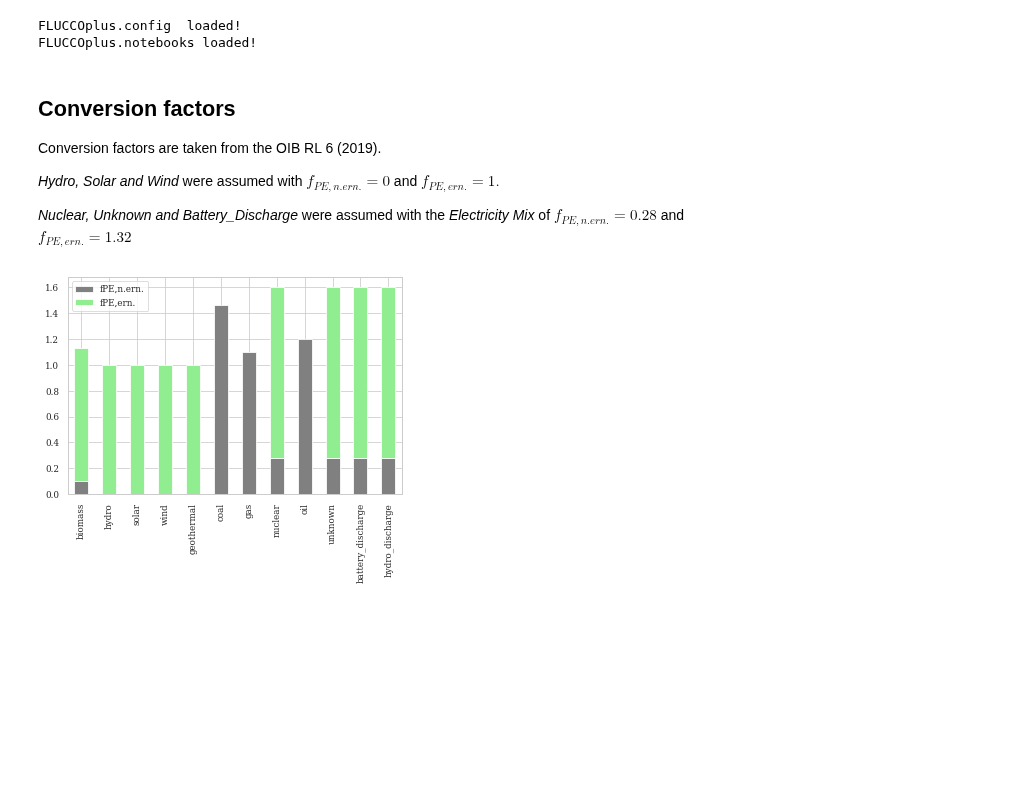
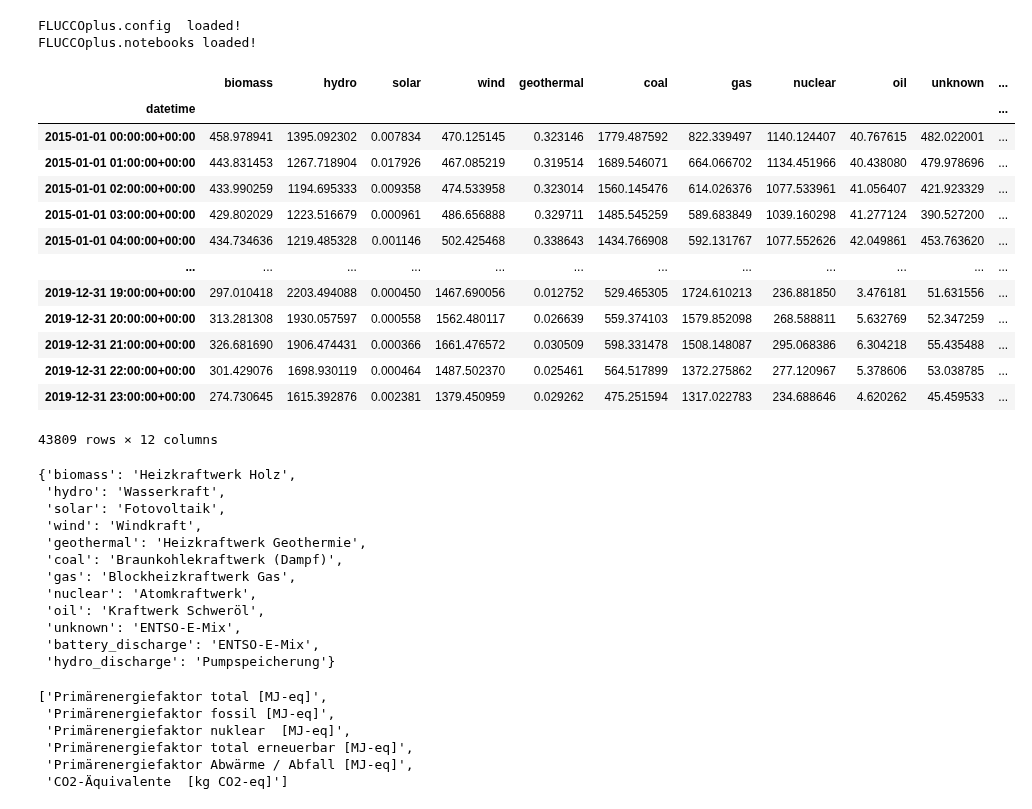
Before and after one commit to simonschaluppe/FLUCCOplus, a Jupyter notebook: notebooks/4.1.4_Primaerenergie_stuendlich.ipynb, the cells around one changed output. Cells and saved outputs as stored; diff of their text form; code cells hidden in the pictures; blank space fills up the shorter version.

```diff
--- a/notebooks/4.1.4_Primaerenergie_stuendlich.ipynb
+++ b/notebooks/4.1.4_Primaerenergie_stuendlich.ipynb
@@ -15,14 +16,21 @@ import FLUCCOplus.electricitymap as elmap
 # %% [output]
 FLUCCOplus.config  loaded!
 FLUCCOplus.notebooks loaded!
-# %% [markdown]
-## Conversion factors
-Conversion factors are taken from the OIB RL 6 (2019).
-
-*Hydro, Solar and Wind* were assumed with $f_{PE,n.ern.} = 0$ and $f_{PE,ern.} = 1.$
-
-*Nuclear, Unknown and Battery_Discharge* were assumed with the *Electricity Mix* of $f_{PE,n.ern.} = 0.28$ and $f_{PE,ern.} = 1.32$
-# %%
-elmap.plot_PE_factors()
-# %% [output]
-[figure, removed]
+# %%
+em = elmap.fetch_common().rename(columns={a: b for a, b in zip(elmap.pcs, elmap.sources)}, inplace=False)[elmap.sources]
+em
+# %% [output]
+|  | biomass | hydro | solar | wind | geothermal | coal | gas | nuclear | oil | unknown | ... |
+| datetime |  |  |  |  |  |  |  |  |  |  | ... |
+| 2015-01-01 00:00:00+00:00 | 458.978941 | 1395.092302 | 0.007834 | 470.125145 | 0.323146 | 1779.487592 | 822.339497 | 1140.124407 | 40.767615 | 482.022001 | ... |
+| 2015-01-01 01:00:00+00:00 | 443.831453 | 1267.718904 | 0.017926 | 467.085219 | 0.319514 | 1689.546071 | 664.066702 | 1134.451966 | 40.438080 | 479.978696 | ... |
+| 2015-01-01 02:00:00+00:00 | 433.990259 | 1194.695333 | 0.009358 | 474.533958 | 0.323014 | 1560.145476 | 614.026376 | 1077.533961 | 41.056407 | 421.923329 | ... |
+| 2015-01-01 03:00:00+00:00 | 429.802029 | 1223.516679 | 0.000961 | 486.656888 | 0.329711 | 1485.545259 | 589.683849 | 1039.160298 | 41.277124 | 390.527200 | ... |
+| 2015-01-01 04:00:00+00:00 | 434.734636 | 1219.485328 | 0.001146 | 502.425468 | 0.338643 | 1434.766908 | 592.131767 | 1077.552626 | 42.049861 | 453.763620 | ... |
+| ... | ... | ... | ... | ... | ... | ... | ... | ... | ... | ... | ... |
+| 2019-12-31 19:00:00+00:00 | 297.010418 | 2203.494088 | 0.000450 | 1467.690056 | 0.012752 | 529.465305 | 1724.610213 | 236.881850 | 3.476181 | 51.631556 | ... |
+| 2019-12-31 20:00:00+00:00 | 313.281308 | 1930.057597 | 0.000558 | 1562.480117 | 0.026639 | 559.374103 | 1579.852098 | 268.588811 | 5.632769 | 52.347259 | ... |
+| 2019-12-31 21:00:00+00:00 | 326.681690 | 1906.474431 | 0.000366 | 1661.476572 | 0.030509 | 598.331478 | 1508.148087 | 295.068386 | 6.304218 | 55.435488 | ... |
+| 2019-12-31 22:00:00+00:00 | 301.429076 | 1698.930119 | 0.000464 | 1487.502370 | 0.025461 | 564.517899 | 1372.275862 | 277.120967 | 5.378606 | 53.038785 | ... |
+| 2019-12-31 23:00:00+00:00 | 274.730645 | 1615.392876 | 0.002381 | 1379.450959 | 0.029262 | 475.251594 | 1317.022783 | 234.688646 | 4.620262 | 45.459533 | ... |
+43809 rows × 12 columns
@@ -29 +39,25 @@ elmap.plot_PE_factors()
+# %%
+conversion.conversion_mapping
+# %% [output]
+{'biomass': 'Heizkraftwerk Holz',
+ 'hydro': 'Wasserkraft',
+ 'solar': 'Fotovoltaik',
+ 'wind': 'Windkraft',
+ 'geothermal': 'Heizkraftwerk Geothermie',
+ 'coal': 'Braunkohlekraftwerk (Dampf)',
+ 'gas': 'Blockheizkraftwerk Gas',
+ 'nuclear': 'Atomkraftwerk',
+ 'oil': 'Kraftwerk Schweröl',
+ 'unknown': 'ENTSO-E-Mix',
+ 'battery_discharge': 'ENTSO-E-Mix',
+ 'hydro_discharge': 'Pumpspeicherung'}
+# %%
+conversion.conversion_columns
+# %% [output]
+['Primärenergiefaktor total [MJ-eq]',
+ 'Primärenergiefaktor fossil [MJ-eq]',
+ 'Primärenergiefaktor nuklear  [MJ-eq]',
+ 'Primärenergiefaktor total erneuerbar [MJ-eq]',
+ 'Primärenergiefaktor Abwärme / Abfall [MJ-eq]',
+ 'CO2-Äquivalente  [kg CO2-eq]']
 # %%
```
Also changed, not shown: parts of 17 cells of this notebook, 9 other files.
